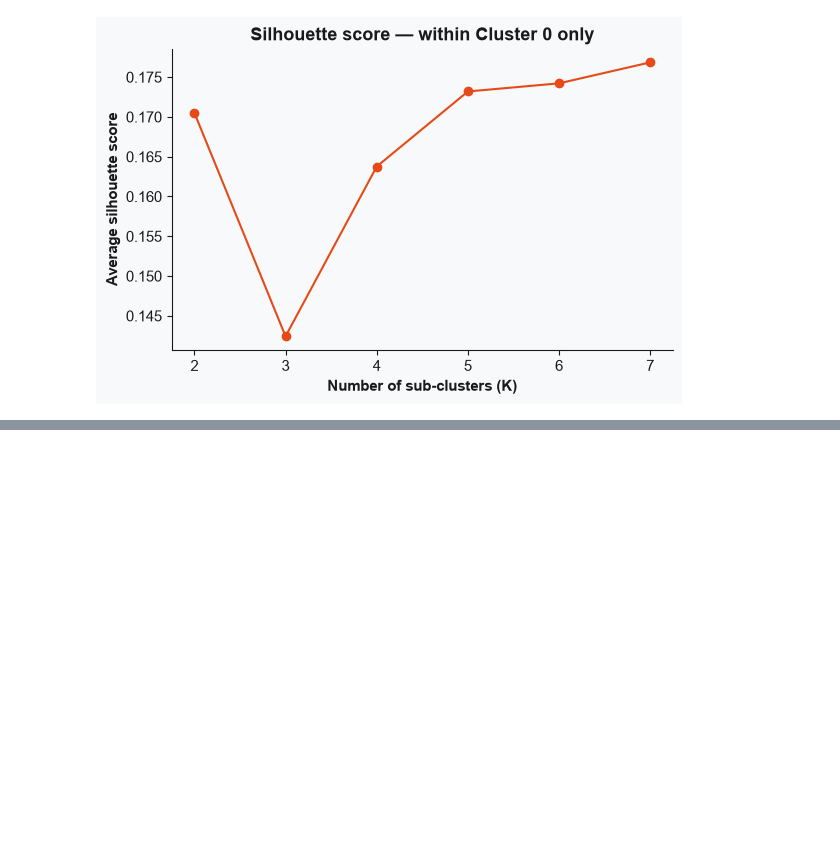
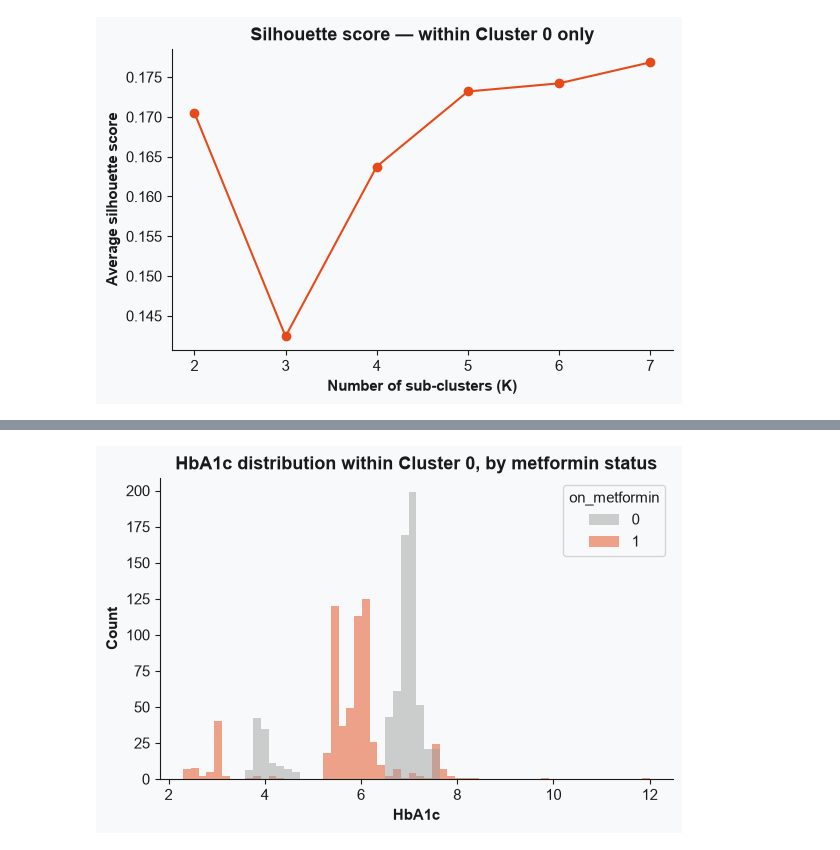
Before and after one commit to manuelcernigoj-lab/t2d-patient-subtyping, a Jupyter notebook: notebooks/03_supplementary_exploration.ipynb, the cells around one changed output, grey strips where cells are left out. Saved outputs shown, nothing was run; the diff lists cells and outputs as text; code cells hidden in the pictures; blank space fills up the shorter version.

```diff
--- a/notebooks/03_supplementary_exploration.ipynb
+++ b/notebooks/03_supplementary_exploration.ipynb
@@ -97,0 +234,23 @@ plt.show()
+# %%
+# [Step 4] - Visual check: Check 2
+
+fig, ax = plt.subplots(figsize=(6, 4))
+
+sns.histplot(
+    data=cluster0,
+    x="HbA1c",
+    hue="on_metformin",
+    palette={0: COLOR_GRAY, 1: COLOR_ACCENT},
+    multiple="layer",   # overlapping, not stacked: compares shapes directly
+    bins=60,             # fine enough to reveal banding, if real
+    alpha=0.5,
+    edgecolor="none",
+    ax=ax,
+)
+
+ax.set_title("HbA1c distribution within Cluster 0, by metformin status")
+sns.despine(ax=ax)
+plt.tight_layout()
+plt.show()
+# %% [output]
+[figure, added]
```
Also changed, not shown: parts of 12 cells of this notebook.
